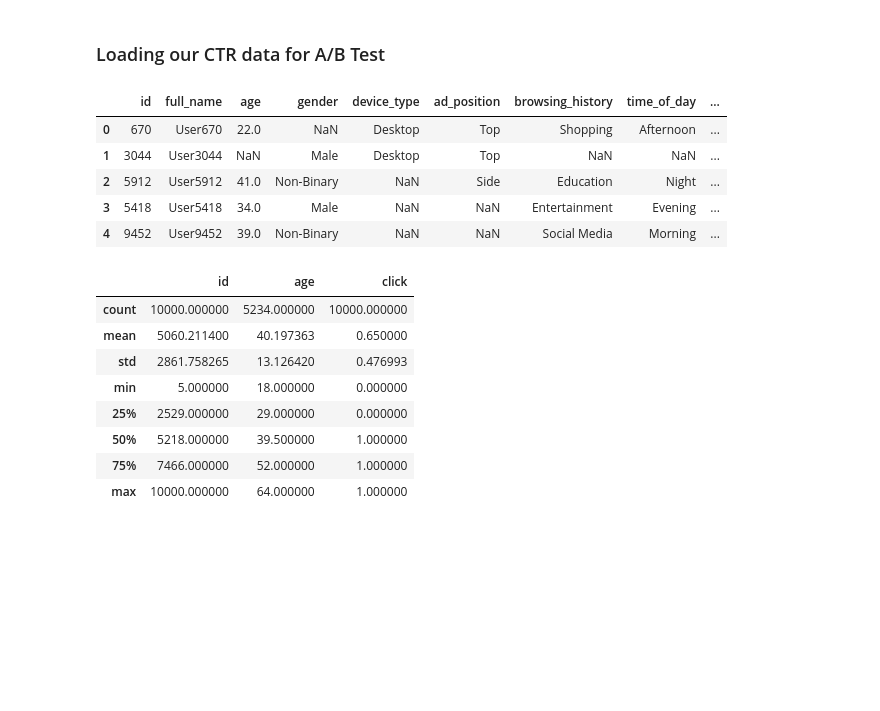
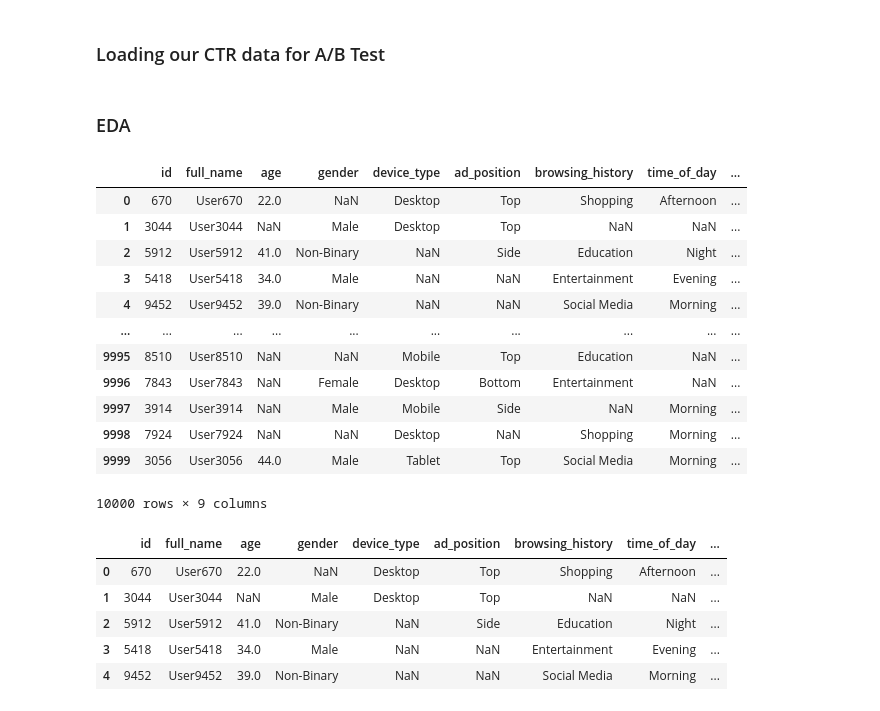
Before and after one commit to gpaet05/ad-click-prediction, a Jupyter notebook: ad_click_AB_testing.ipynb, the cells around one changed output. Saved outputs shown, nothing was run; the diff lists cells and outputs as text; code cells hidden in the pictures; blank space fills up the shorter version.

```diff
--- a/ad_click_AB_testing.ipynb
+++ b/ad_click_AB_testing.ipynb
@@ -8,24 +8,30 @@ import matplotlib.pyplot as plt
 ### Loading our CTR data for A/B Test
 # %%
 df_ab_test = pd.read_csv('ad_click_dataset.csv')
-# %%
-df_ab_test.head()
-# %% [output]
-|  | id | full_name | age | gender | device_type | ad_position | browsing_history | time_of_day | ... |
-| 0 | 670 | User670 | 22.0 | NaN | Desktop | Top | Shopping | Afternoon | ... |
-| 1 | 3044 | User3044 | NaN | Male | Desktop | Top | NaN | NaN | ... |
-| 2 | 5912 | User5912 | 41.0 | Non-Binary | NaN | Side | Education | Night | ... |
-| 3 | 5418 | User5418 | 34.0 | Male | NaN | NaN | Entertainment | Evening | ... |
-| 4 | 9452 | User9452 | 39.0 | Non-Binary | NaN | NaN | Social Media | Morning | ... |
+# %% [markdown]
+### EDA
+# %%
+df_ab_test
+# %% [output]
+|  | id | full_name | age | gender | device_type | ad_position | browsing_history | time_of_day | ... |
+| 0 | 670 | User670 | 22.0 | NaN | Desktop | Top | Shopping | Afternoon | ... |
+| 1 | 3044 | User3044 | NaN | Male | Desktop | Top | NaN | NaN | ... |
+| 2 | 5912 | User5912 | 41.0 | Non-Binary | NaN | Side | Education | Night | ... |
+| 3 | 5418 | User5418 | 34.0 | Male | NaN | NaN | Entertainment | Evening | ... |
+| 4 | 9452 | User9452 | 39.0 | Non-Binary | NaN | NaN | Social Media | Morning | ... |
+| ... | ... | ... | ... | ... | ... | ... | ... | ... | ... |
+| 9995 | 8510 | User8510 | NaN | NaN | Mobile | Top | Education | NaN | ... |
+| 9996 | 7843 | User7843 | NaN | Female | Desktop | Bottom | Entertainment | NaN | ... |
+| 9997 | 3914 | User3914 | NaN | Male | Mobile | Side | NaN | Morning | ... |
+| 9998 | 7924 | User7924 | NaN | NaN | Desktop | NaN | Shopping | Morning | ... |
+| 9999 | 3056 | User3056 | 44.0 | Male | Tablet | Top | Social Media | Morning | ... |
+10000 rows × 9 columns
 # %%
-df_ab_test.describe()
+df_ab_test.head()
 # %% [output]
-|  | id | age | click |
-| count | 10000.000000 | 5234.000000 | 10000.000000 |
-| mean | 5060.211400 | 40.197363 | 0.650000 |
-| std | 2861.758265 | 13.126420 | 0.476993 |
-| min | 5.000000 | 18.000000 | 0.000000 |
-| 25% | 2529.000000 | 29.000000 | 0.000000 |
-| 50% | 5218.000000 | 39.500000 | 1.000000 |
-| 75% | 7466.000000 | 52.000000 | 1.000000 |
-| max | 10000.000000 | 64.000000 | 1.000000 |
+|  | id | full_name | age | gender | device_type | ad_position | browsing_history | time_of_day | ... |
+| 0 | 670 | User670 | 22.0 | NaN | Desktop | Top | Shopping | Afternoon | ... |
+| 1 | 3044 | User3044 | NaN | Male | Desktop | Top | NaN | NaN | ... |
+| 2 | 5912 | User5912 | 41.0 | Non-Binary | NaN | Side | Education | Night | ... |
+| 3 | 5418 | User5418 | 34.0 | Male | NaN | NaN | Entertainment | Evening | ... |
+| 4 | 9452 | User9452 | 39.0 | Non-Binary | NaN | NaN | Social Media | Morning | ... |
```
Also changed, not shown: parts of 7 cells of this notebook.
